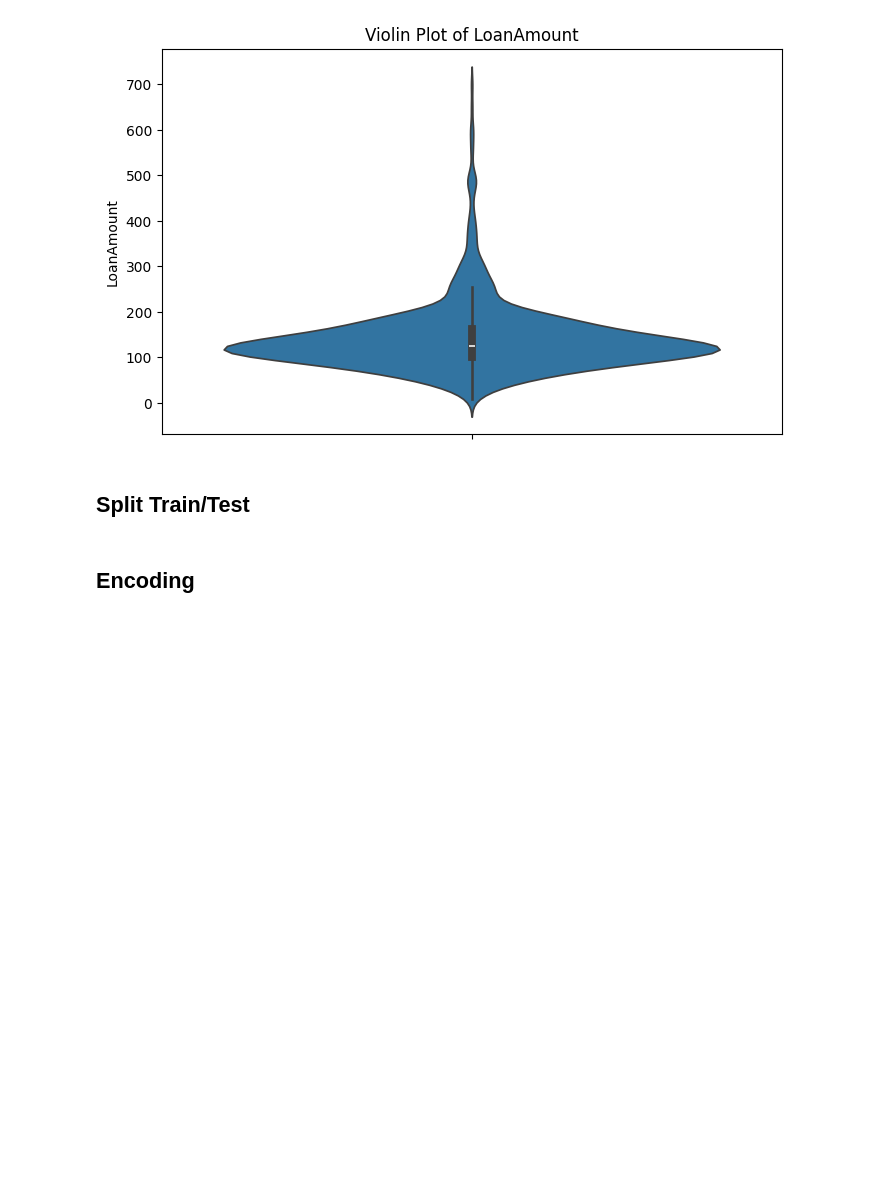
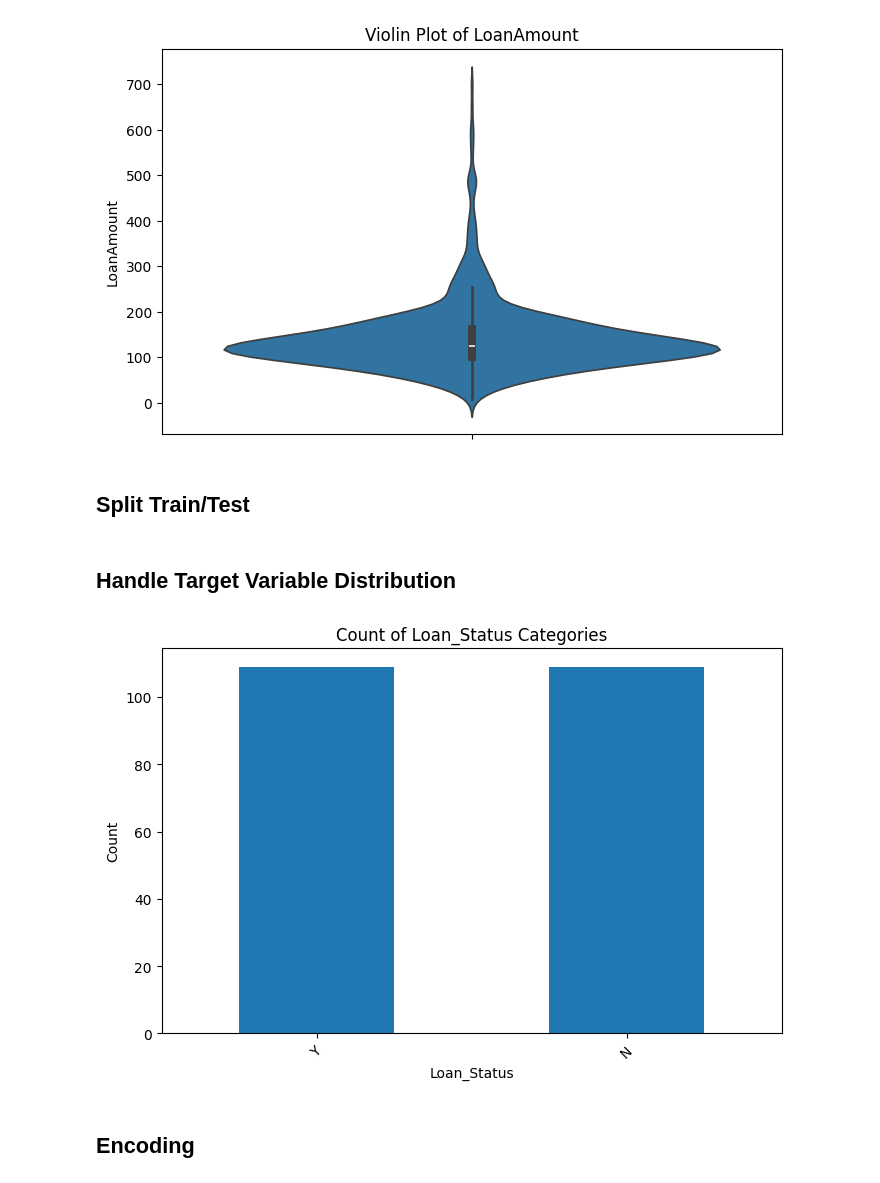
Before and after one commit to TonyVallad/Simplon, a Jupyter notebook: Brief_Prediction_Eligibilite_Credit_Banque/Notebook_Prediction_Eligibilite.ipynb, the cells around one changed output. Saved outputs shown, nothing was run; the diff lists cells and outputs as text; code cells hidden in the pictures; blank space fills up the shorter version.

Commit message:
Added train/test split

```diff
--- a/Brief_Prediction_Eligibilite_Credit_Banque/Notebook_Prediction_Eligibilite.ipynb
+++ b/Brief_Prediction_Eligibilite_Credit_Banque/Notebook_Prediction_Eligibilite.ipynb
@@ -635,3 +670,38 @@ display_outliers_violin(loan_data_df, selected_columns=["ApplicantIncome", "Coap
+# %% [markdown]
+## Handle Target Variable Distribution
+# %%
+def balance_target_distribution(dataframe, target_variable):
+    """
+    Balances the distribution of the target variable by randomly removing rows from overrepresented classes.
+
+    Parameters:
+    - dataframe (pd.DataFrame): The dataframe to balance.
+    - target_variable (str): The name of the target column to balance.
+
+    Returns:
+    - pd.DataFrame: A dataframe with balanced target variable distribution.
+    """
+    # Count the number of rows in each class
+    target_counts = dataframe[target_variable].value_counts()
+
+    # Find the minimum count among all classes
+    min_count = target_counts.min()
+
+    # Balance each class
+    balanced_df = pd.concat(
+        [dataframe[dataframe[target_variable] == value].sample(min_count, random_state=42)
+         for value in target_counts.index]
+    )
+
+    # Shuffle the balanced dataframe
+    return balanced_df.sample(frac=1, random_state=42).reset_index(drop=True)
+
+# Balance the target variable
+train_df = balance_target_distribution(train_df, target_variable="Loan_Status")
+# %%
+display_categorical_distribution(train_df, ["Loan_Status"])
+# %% [output]
+[figure, added]
 # %% [markdown]
 ## Encoding
 # %% [markdown]
```
Also changed, not shown: parts of 5 cells of this notebook.
